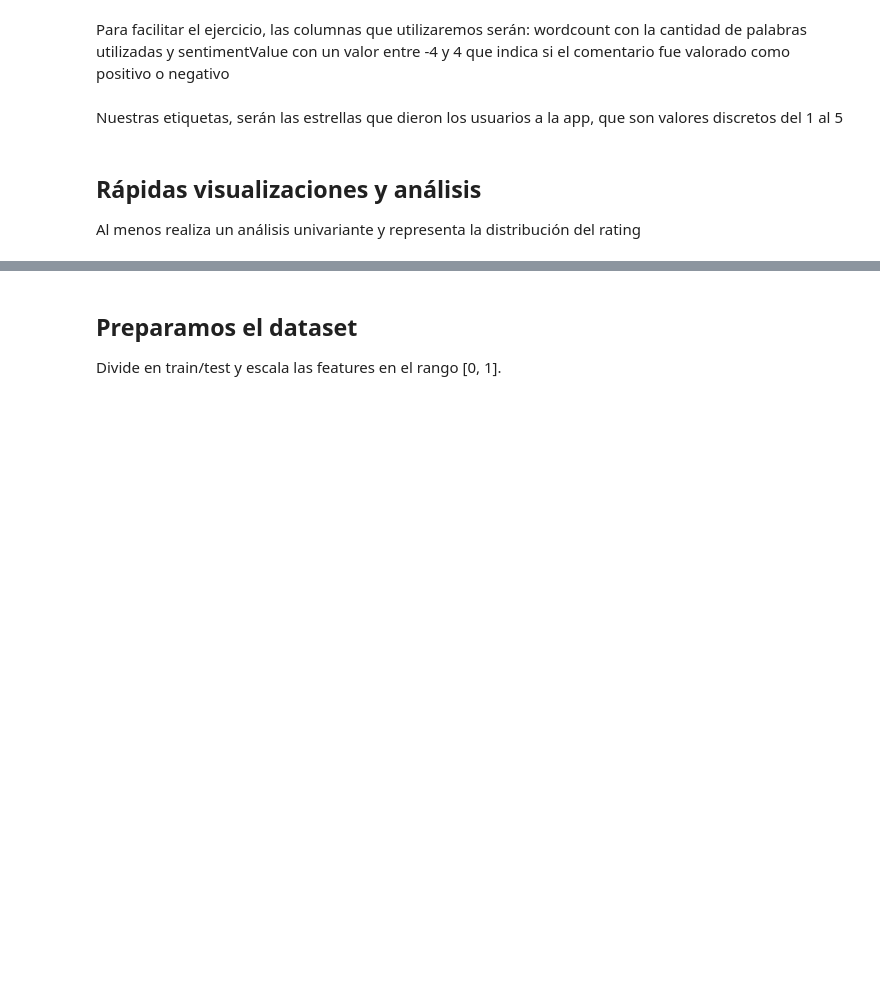
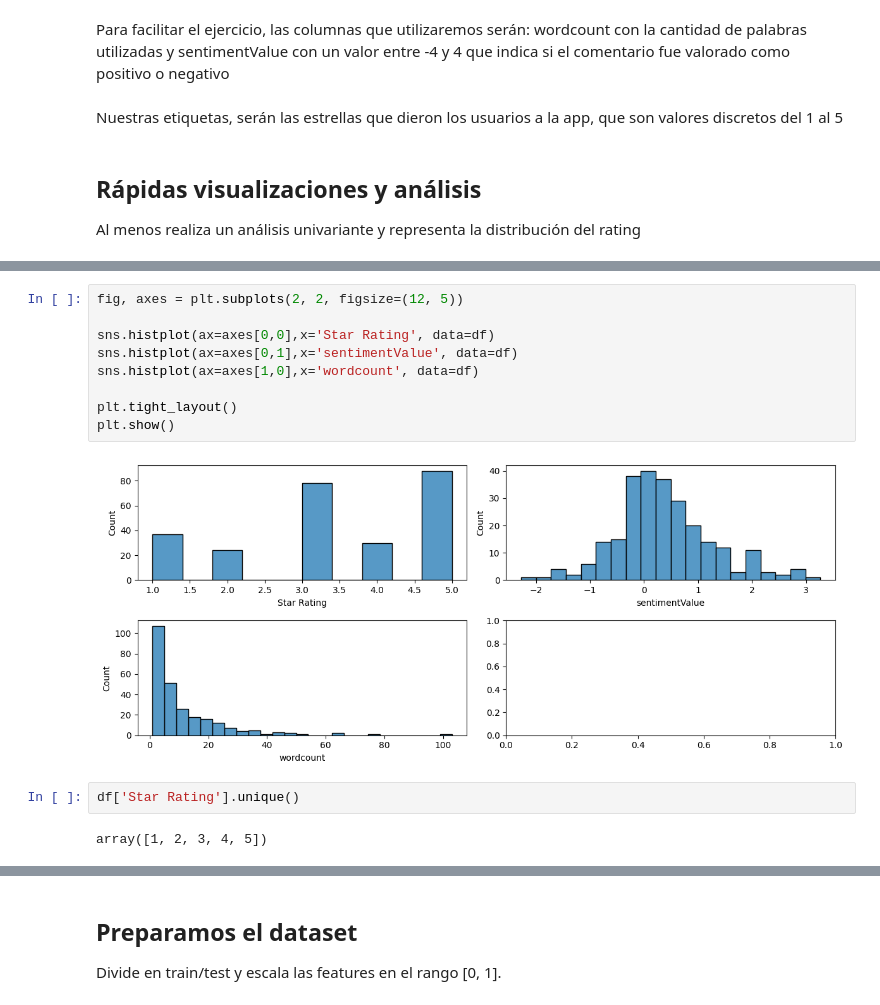
Before and after one commit to abdonrb/DS102024, a Jupyter notebook: 3-MachineLearning/2-Supervisado/3-KNN/ejercicios/Ejercicio_k-NearestNeighbor.ipynb, the cells around one changed output, grey strips where cells are left out. Saved outputs shown, nothing was run; the diff lists cells and outputs as text; blank space fills up the shorter version.

```diff
--- a/3-MachineLearning/2-Supervisado/3-KNN/ejercicios/Ejercicio_k-NearestNeighbor.ipynb
+++ b/3-MachineLearning/2-Supervisado/3-KNN/ejercicios/Ejercicio_k-NearestNeighbor.ipynb
@@ -70,0 +65,15 @@ memory usage: 14.2+ KB
+# %%
+fig, axes = plt.subplots(2, 2, figsize=(12, 5))
+
+sns.histplot(ax=axes[0,0],x='Star Rating', data=df)
+sns.histplot(ax=axes[0,1],x='sentimentValue', data=df)
+sns.histplot(ax=axes[1,0],x='wordcount', data=df)
+
+plt.tight_layout()
+plt.show()
+# %% [output]
+[figure, added]
+# %%
+df['Star Rating'].unique()
+# %% [output]
+array([1, 2, 3, 4, 5])
```
Also changed, not shown: parts of 31 cells of this notebook, 1 other file.
